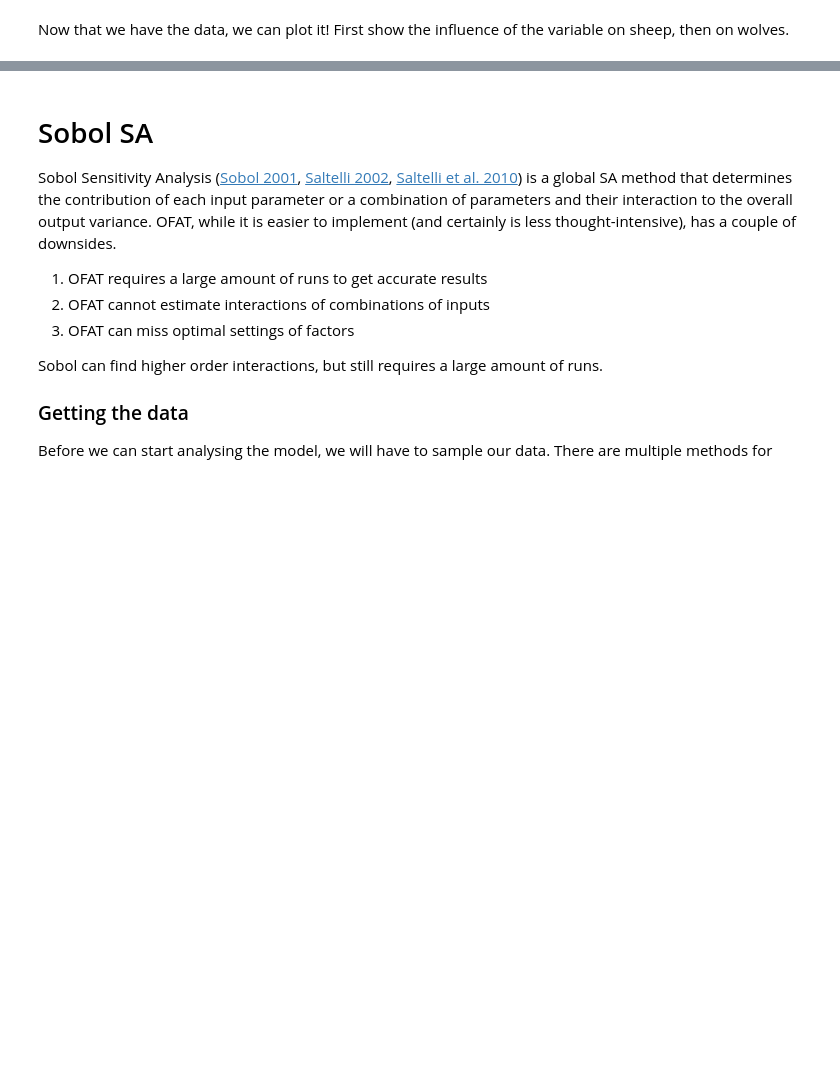
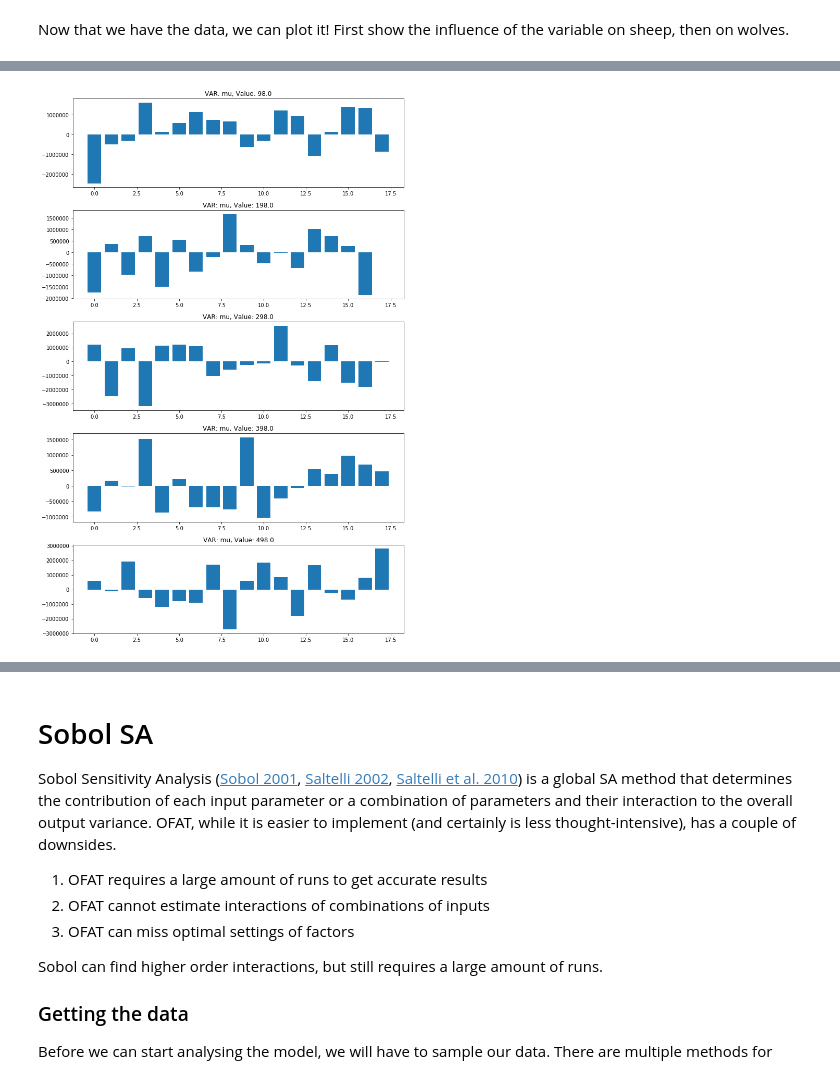
Before and after one commit to Tensaiz/ABM_FIFA, a Jupyter notebook: Model/SA.ipynb, the cells around one changed output, grey strips where cells are left out. Cells and saved outputs as stored; diff of their text form; code cells hidden in the pictures; blank space fills up the shorter version.

Commit message:
Average analysis

```diff
--- a/Model/SA.ipynb
+++ b/Model/SA.ipynb
@@ -79,0 +92,8 @@ TypeError: __init__() missing 4 required positional arguments: 'money_distributi
+# %%
+import pickle
+# if you don't want to run experiment, just have data
+data = None
+with open('data1.pickle', 'rb') as handle:
+    data= pickle.load(handle)
+
+data['mu'].iloc[10]['Manager reputation']
@@ -125,0 +121,72 @@ for param in ('Sheep', 'Wolves'):
+# %%
+#Not finished, the code has to be modified to work properly
+def mean_managers(data):
+
+    count = 0
+    out = None
+    out2 = None
+    for index, row in data.iterrows():
+        count+=1
+        if out is None:
+            out = pd.DataFrame(list(row['Manager assets'].values()))
+            out2 = pd.DataFrame(list(row['Manager reputation'].values()))
+
+        else:
+            out = out.add(pd.DataFrame(list(row['Manager assets'].values())))
+            out2 = out2.add(pd.DataFrame(list(row['Manager reputation'].values())))
+    out = out/count
+    out2 = out2/count
+    var = data.columns[0]
+
+    #print(out[0].tolist())
+    #print("##########")
+    out =  pd.Series({var: data.iloc[0][var],'Manager assets':out[0].tolist(),
+                      'Manager reputation' :out2[0].tolist()})
+    #print(out)
+    return out
+
+
+def plot_param_var_conf(df, var, param, i):
+    """
+    Helper function for plot_all_vars. Plots the individual parameter vs
+    variables passed.
+
+    Args:
+        ax: the axis to plot to
+        df: dataframe that holds the data to be plotted
+        var: variables to be taken from the dataframe
+        param: which output variable to plot
+    """
+    #print(var)
+    #print(df)
+    #print(df.iloc[0]['Manager assets'])
+    mean = df.groupby(var, as_index=False).apply(mean_managers)
+    #print(mean)
+
+
+    f, axs = plt.subplots(mean.shape[0], figsize=(10, 15))
+
+    for index, row in mean.iterrows():
+        axs[index].bar(list(range(len(row["Manager assets"]))),row["Manager assets"])
+        axs[index].set_title("VAR: " + str(var) + ", Value: " + str(row[var]))
+    f.tight_layout()
+
+def plot_all_vars(df, param):
+    """
+    Plots the parameters passed vs each of the output variables.
+
+    Args:
+        df: dataframe that holds all data
+        param: the parameter to be plotted
+    """
+
+
+    print("####################################")
+    print("Plotting param: {}, averages for 5 runs".format(param))
+    for i, var in enumerate(problem['names']):
+        plot_param_var_conf(data[var], var, param, i)
+
+for param in ('Manager assets', 'Manager reputation'):
+    plot_all_vars(data, param)
+    plt.show()
+# %% [output]
@@ -125,0 +195 @@ for param in ('Sheep', 'Wolves'):
+[figure, added]
```
Also changed, not shown: parts of 5 cells of this notebook.
